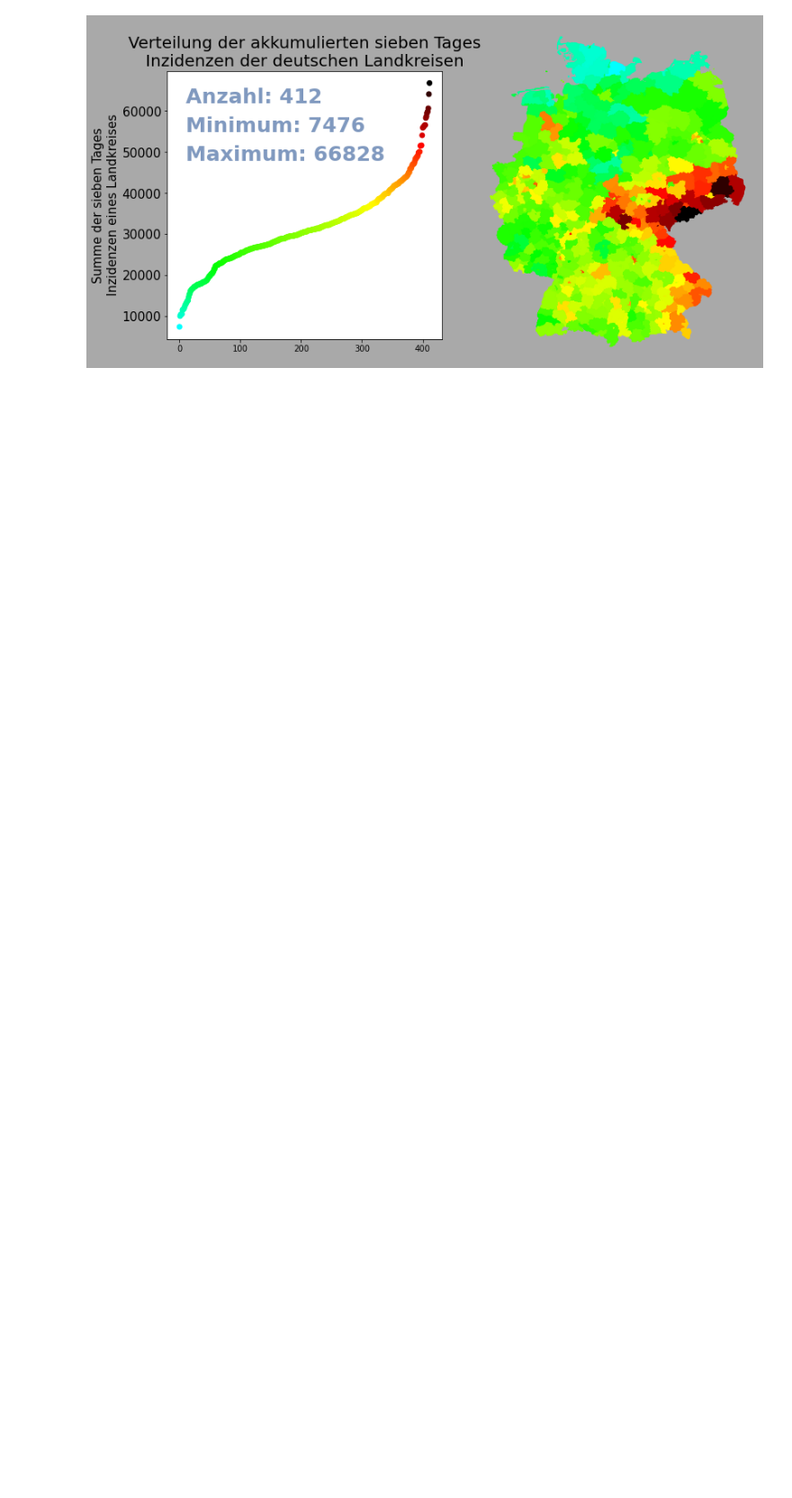
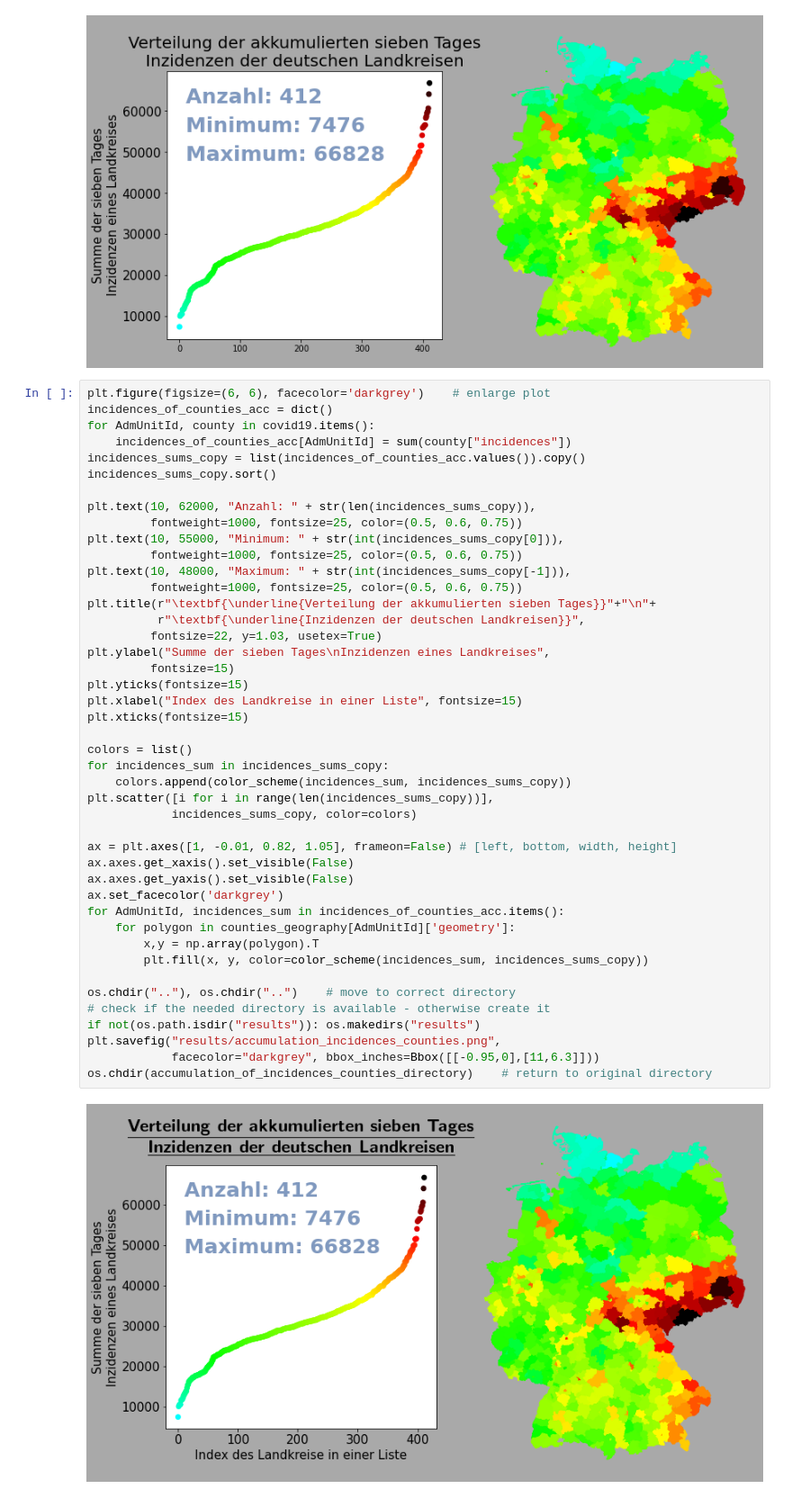
Before and after one commit to leanderbuerkin/Bachelorarbeit, a Jupyter notebook: programms/investigate_and_plot/accumulation_of_incidences_counties.ipynb, the cells around one changed output. Shown at 90% size. Saved outputs shown, nothing was run; the diff lists cells and outputs as text; blank space fills up the shorter version.

```diff
--- a/programms/investigate_and_plot/accumulation_of_incidences_counties.ipynb
+++ b/programms/investigate_and_plot/accumulation_of_incidences_counties.ipynb
@@ -71,3 +71,49 @@ plt.savefig("results/accumulation_incidences_counties.png",
 os.chdir(accumulation_of_incidences_counties_directory)    # return to original directory
 # %% [output]
 [figure]
+# %%
+plt.figure(figsize=(6, 6), facecolor='darkgrey')    # enlarge plot
+incidences_of_counties_acc = dict()
+for AdmUnitId, county in covid19.items():
+    incidences_of_counties_acc[AdmUnitId] = sum(county["incidences"])
+incidences_sums_copy = list(incidences_of_counties_acc.values()).copy()
+incidences_sums_copy.sort()
+
+plt.text(10, 62000, "Anzahl: " + str(len(incidences_sums_copy)),
+         fontweight=1000, fontsize=25, color=(0.5, 0.6, 0.75))
+plt.text(10, 55000, "Minimum: " + str(int(incidences_sums_copy[0])),
+         fontweight=1000, fontsize=25, color=(0.5, 0.6, 0.75))
+plt.text(10, 48000, "Maximum: " + str(int(incidences_sums_copy[-1])),
+         fontweight=1000, fontsize=25, color=(0.5, 0.6, 0.75))
+plt.title(r"\textbf{\underline{Verteilung der akkumulierten sieben Tages}}"+"\n"+
+          r"\textbf{\underline{Inzidenzen der deutschen Landkreisen}}",
+         fontsize=22, y=1.03, usetex=True)
+plt.ylabel("Summe der sieben Tages\nInzidenzen eines Landkreises",
+         fontsize=15)
+plt.yticks(fontsize=15)
+plt.xlabel("Index des Landkreise in einer Liste", fontsize=15)
+plt.xticks(fontsize=15)
+
+colors = list()
+for incidences_sum in incidences_sums_copy:
+    colors.append(color_scheme(incidences_sum, incidences_sums_copy))
+plt.scatter([i for i in range(len(incidences_sums_copy))],
+            incidences_sums_copy, color=colors)
+
+ax = plt.axes([1, -0.01, 0.82, 1.05], frameon=False) # [left, bottom, width, height]
+ax.axes.get_xaxis().set_visible(False)
+ax.axes.get_yaxis().set_visible(False)
+ax.set_facecolor('darkgrey')
+for AdmUnitId, incidences_sum in incidences_of_counties_acc.items():
+    for polygon in counties_geography[AdmUnitId]['geometry']:
+        x,y = np.array(polygon).T
+        plt.fill(x, y, color=color_scheme(incidences_sum, incidences_sums_copy))
+
+os.chdir(".."), os.chdir("..")    # move to correct directory
+# check if the needed directory is available - otherwise create it
+if not(os.path.isdir("results")): os.makedirs("results")
+plt.savefig("results/accumulation_incidences_counties.png",
+            facecolor="darkgrey", bbox_inches=Bbox([[-0.95,0],[11,6.3]]))
+os.chdir(accumulation_of_incidences_counties_directory)    # return to original directory
+# %% [output]
+[figure, added]
```
Also changed, not shown: 19 other files.
